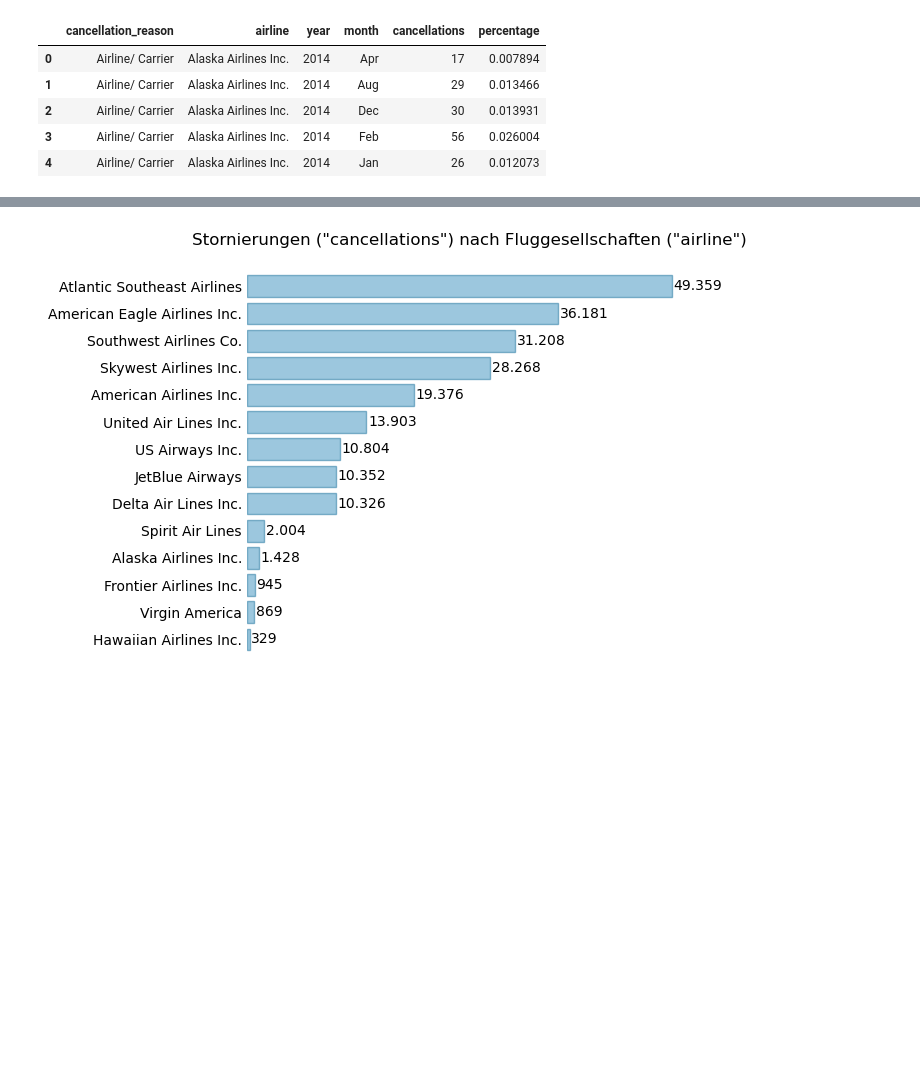
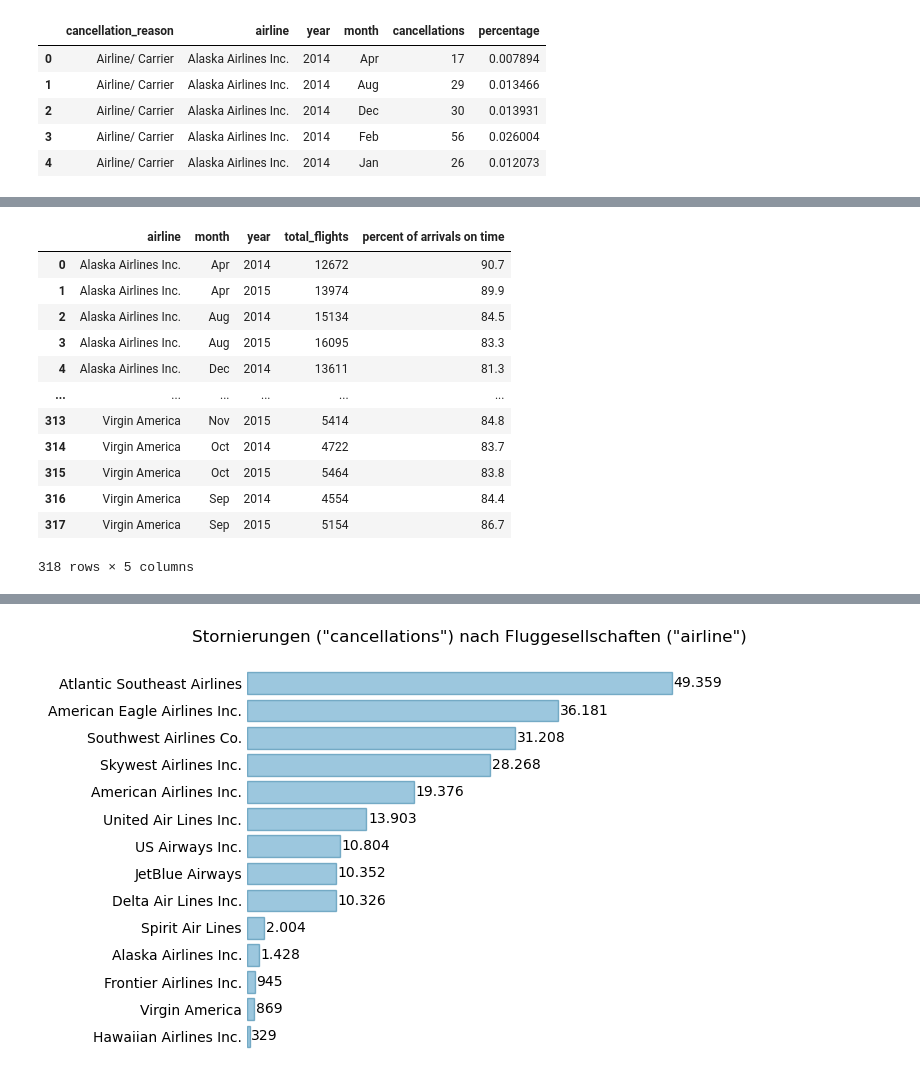
Before and after one commit to swrobuts/Flights, a Jupyter notebook: Flights.ipynb, the cells around one changed output, grey strips where cells are left out. Saved outputs shown, nothing was run; the diff lists cells and outputs as text; code cells hidden in the pictures; blank space fills up the shorter version.

```diff
--- a/Flights.ipynb
+++ b/Flights.ipynb
@@ -946,3 +946,10 @@ cancellations_summary.head()
 | 2 | Airline/ Carrier | Alaska Airlines Inc. | 2014 | Dec | 30 | 0.013931 |
 | 3 | Airline/ Carrier | Alaska Airlines Inc. | 2014 | Feb | 56 | 0.026004 |
 | 4 | Airline/ Carrier | Alaska Airlines Inc. | 2014 | Jan | 26 | 0.012073 |
+# %%
+airlines_summary = airlines_metrics_df.groupby(['airline', 'month', 'year'])[['total_flights', 'percent of arrivals on time']].max().reset_index()
+
+# DataFrame als CSV speichern
+airlines_summary.to_csv(r"C:\Users\rober\OneDrive\Vorlesungen\Datenbasierte Fallstudien\Visualisierungen\Flights\Flights\airliness_summary.csv", index=False)
+
+airlines_summary.head()
@@ -948,0 +965,16 @@ cancellations_summary.head()
+# %%
+airlines_summary
+# %% [output]
+|  | airline | month | year | total_flights | percent of arrivals on time |
+| 0 | Alaska Airlines Inc. | Apr | 2014 | 12672 | 90.7 |
+| 1 | Alaska Airlines Inc. | Apr | 2015 | 13974 | 89.9 |
+| 2 | Alaska Airlines Inc. | Aug | 2014 | 15134 | 84.5 |
+| 3 | Alaska Airlines Inc. | Aug | 2015 | 16095 | 83.3 |
+| 4 | Alaska Airlines Inc. | Dec | 2014 | 13611 | 81.3 |
+| ... | ... | ... | ... | ... | ... |
+| 313 | Virgin America | Nov | 2015 | 5414 | 84.8 |
+| 314 | Virgin America | Oct | 2014 | 4722 | 83.7 |
+| 315 | Virgin America | Oct | 2015 | 5464 | 83.8 |
+| 316 | Virgin America | Sep | 2014 | 4554 | 84.4 |
+| 317 | Virgin America | Sep | 2015 | 5154 | 86.7 |
+318 rows × 5 columns
```
Also changed, not shown: parts of 4 cells of this notebook, 2 other files.
